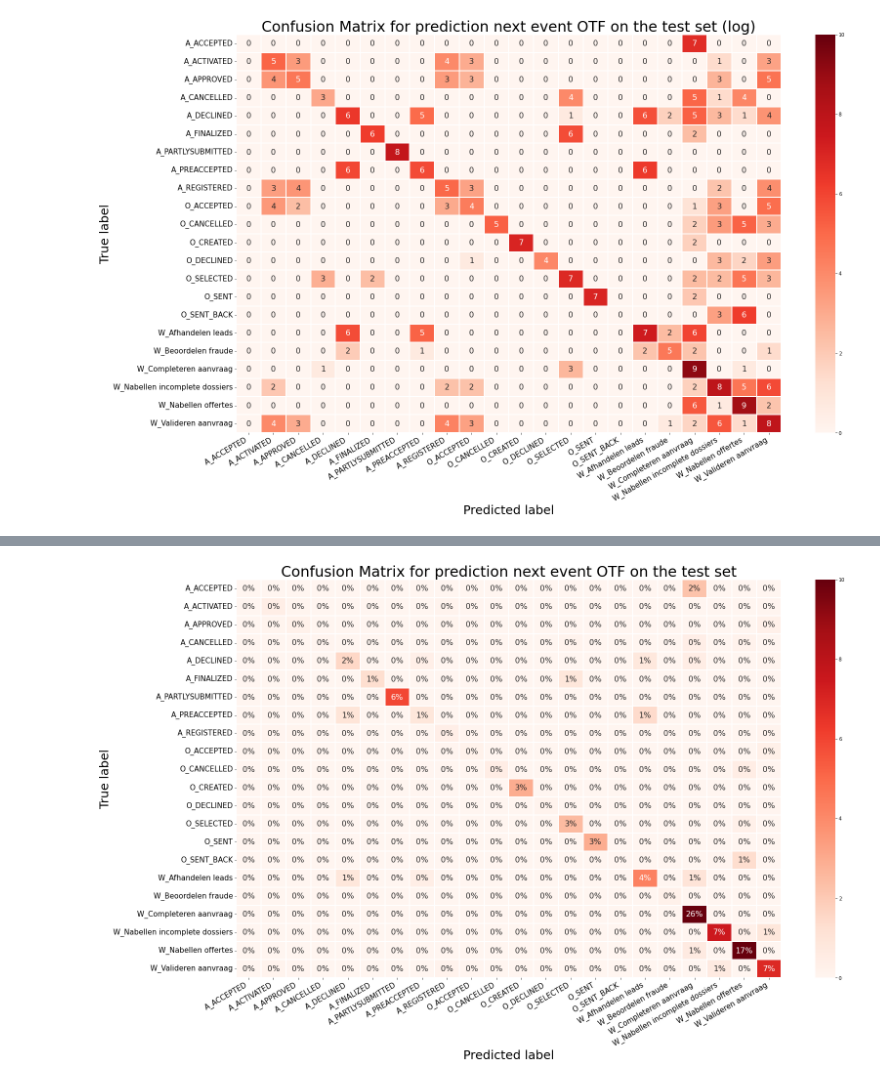
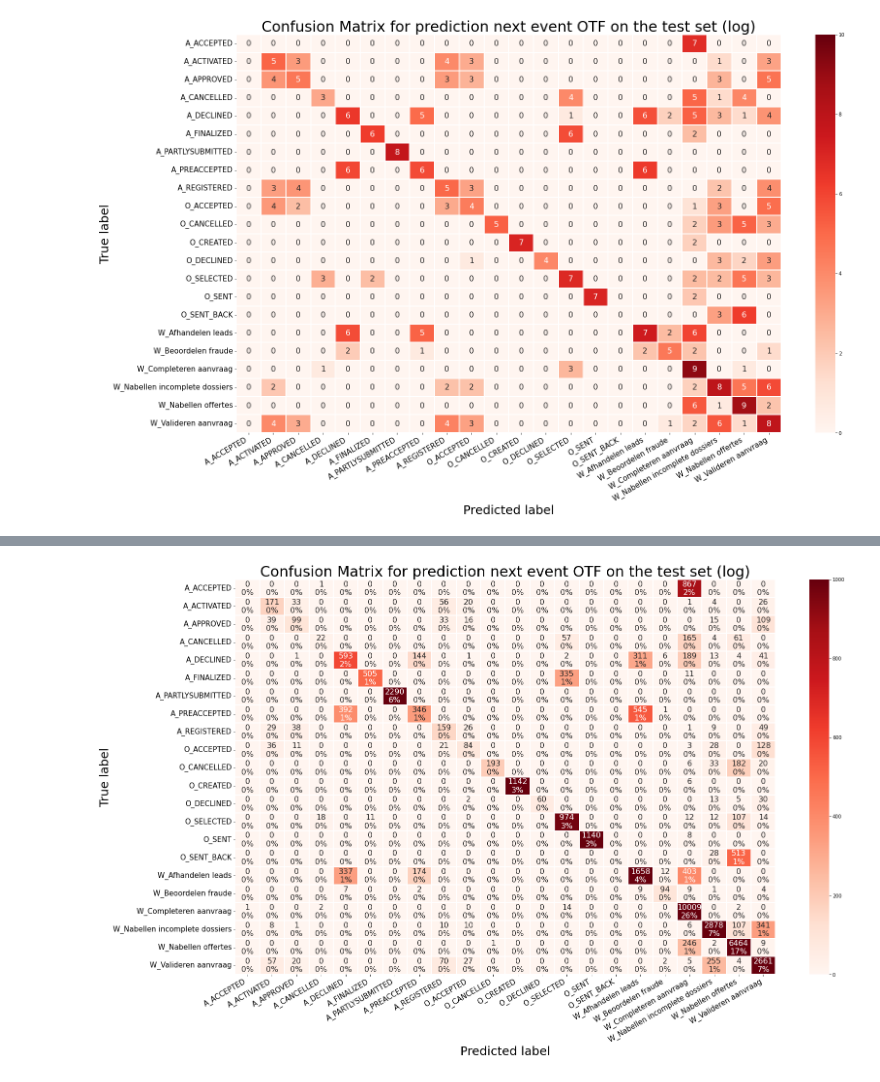
Before and after one commit to Elite-NL/Process_Mining, a Jupyter notebook: event_onTheFly.ipynb, the cells around one changed output, grey strips where cells are left out. Cells and saved outputs as stored; diff of their text form; code cells hidden in the pictures.

```diff
--- a/event_onTheFly.ipynb
+++ b/event_onTheFly.ipynb
@@ -268,7 +230,7 @@ def processEvent(case, event, lifecycle, row_nr, amount=None):
     predictedEvent = getPrediction(event_id)
 
     # update storage
-    caseStorage[case] = [event, event_id, lifecycle, predictedEvent, row_nr]
+    caseStorage[case] = [event, previousEvent, event_id, previousEvent_id, lifecycle, previousLifecycle, amount, predictedEvent, row_nr]
 
     # update predictionModel
     updatePredictionModel(previousEvent_id, event)
@@ -292,22 +254,16 @@ dict: Elapsed time during the whole program in seconds: 66.203125
 # %%
-# gets prediction and true value out of error storage
+# count keeps track on how many the model was correct and divides by the amount of predictions made
 count_train=0
 predictions_index_train = []
 for key in errorStorage:
     count_train += errorStorage[key][2]
     predictions_index_train.append([key,errorStorage[key][3]])
-
-# calculates the accuracy
 len_set_train = len(errorStorage)
 train_acc_event_otf = count_train/len_set_train
 print(f'train accuracy:{train_acc_event_otf}')
-
-# gets the predictions of the other cases in the casestorage
 for case in caseStorage:
-    predictions_index_train.append([caseStorage[case][4], caseStorage[case][3]])
+    predictions_index_train.append([caseStorage[case][8], caseStorage[case][7]])
 print(f'length df = {len(df)}, length predictions = {len(predictions_index_train)}')
-
-# sort the predictions on row nr
 train_pred_event_otf = [x[1] for x in sorted(predictions_index_train)]
 # %% [output]
 train accuracy:0.807655621127405
@@ -435,31 +395,41 @@ plt.show()
 # %%
-# make confusion matrix
 axis_labels = sorted(list(set(y_true)))
 matrix = confusion_matrix(y_true, y_pred, labels=axis_labels)
 df_matrix = pd.DataFrame(matrix, index=axis_labels, columns=axis_labels)
 
+#get the number of predictions per group
+group_counts = ["{0:0.0f}".format(value) for value in matrix.flatten()]
+
 #get the percentage of predictions per group
 group_percentages = ["{0:.0%}".format(value) for value in matrix.flatten()/np.sum(matrix)]
 
-#reshape group_percentages into size of the matrix
-labels = np.asarray(group_percentages).reshape(matrix.shape)
+#create labels for each cell of the heatmap
+labels = [f"{v1}\n{v2}" for v1, v2 in zip(group_counts,group_percentages)]
+
+#reshape into size of the matrix
+labels = np.asarray(labels).reshape(matrix.shape)
 
 #set fig size depending on the size of the matrix
 plt.figure(figsize=(25,15))
 
 #plot the matrix
-sns.heatmap((df_matrix/np.sum(matrix))*100, fmt='', annot=labels, annot_kws={'size':16}, linewidths = 0.3
-            , linecolor = 'white', cbar = True, cmap='Reds', vmax = 10)
+sns.heatmap(df_matrix, fmt='', annot=labels, annot_kws={'size':16}, linewidths = 0.3
+            , linecolor = 'white', cbar = True, cmap='Reds', vmax=1000)
+
+#set event labels and change color scheme of the matrix
+#, xticklabels=events, yticklabels=events, cmap="YlGnBu"
 
 #set x and y label orinetation and size
 plt.xticks(rotation=30, horizontalalignment='right', fontsize = 15)
 plt.yticks(rotation=0, horizontalalignment='right', fontsize = 15)
 
 #add labels to the plot
 plt.xlabel('Predicted label', fontsize=25 )
 plt.ylabel('True label', fontsize=25)
-plt.title('Confusion Matrix for prediction next event OTF on the test set', fontsize=30)
+plt.title('Confusion Matrix for prediction next event OTF on the test set (log)', fontsize=30)
+
+#plt.savefig('confusion_matrix.png')
 
 plt.show()
 # %% [output]
-[figure, old version]
+[figure, new version]
```
Also changed, not shown: parts of 10 cells of this notebook, 2 other files.
